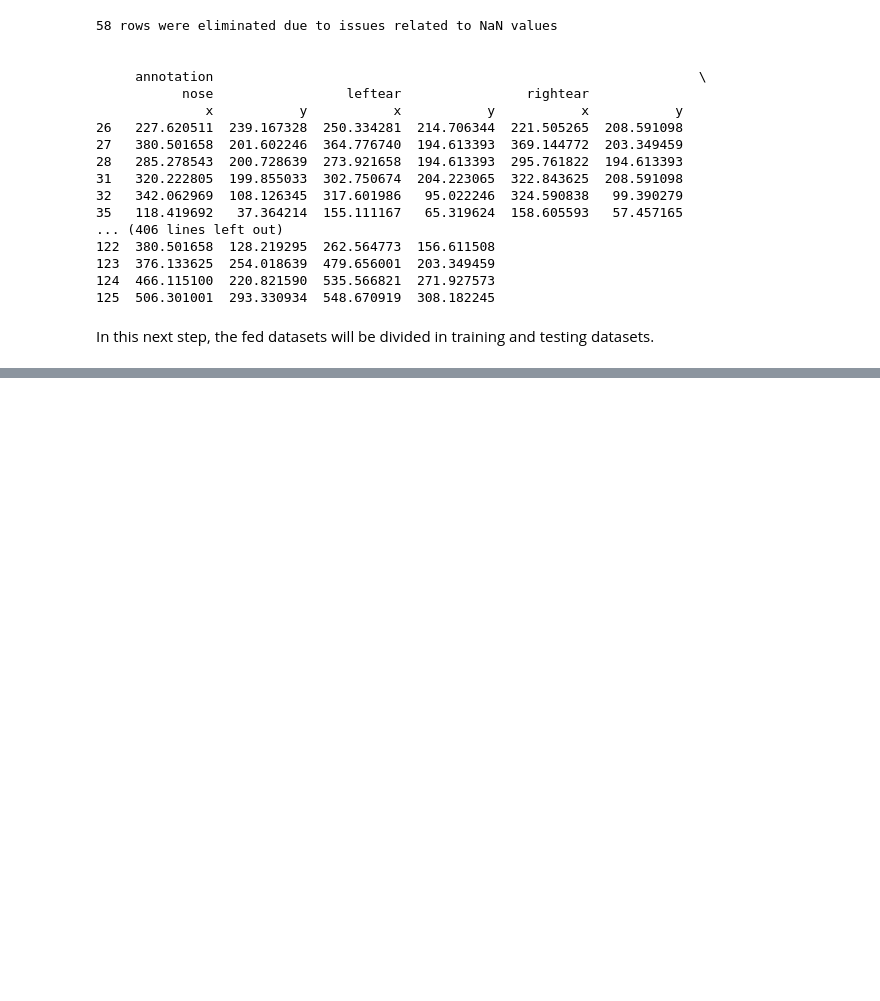
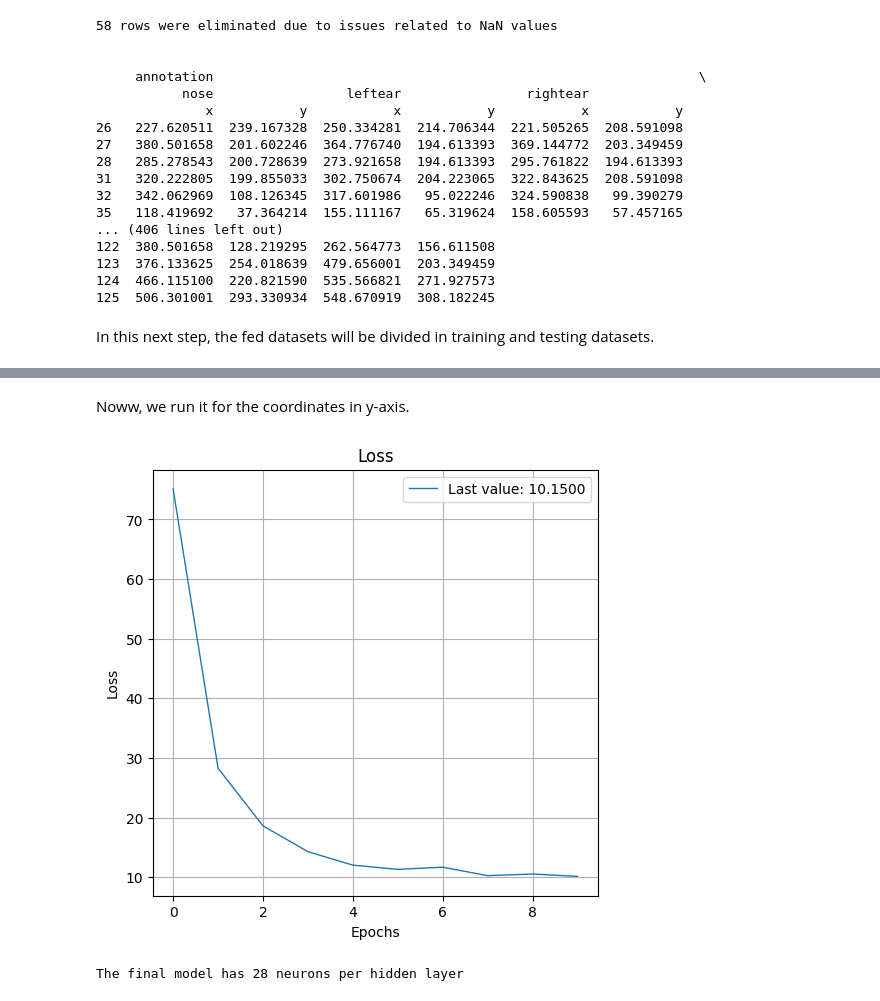
Before and after one commit to ferriitoo/CS584-Machine-Learning, a Jupyter notebook: homework/Julen_Ferro_HW3.ipynb, the cells around one changed output, grey strips where cells are left out. Drawn from its saved outputs; the diff is of its cells as text; code cells hidden in the pictures; blank space fills up the shorter version.

```diff
--- a/homework/Julen_Ferro_HW3.ipynb
+++ b/homework/Julen_Ferro_HW3.ipynb
@@ -196,14 +237,0 @@ Now, we have to keep building up the Neural Network by establishing some other p
-# %%
-# We will use the adam optimizer due to the fact that it behaves well overally
-
-model.compile(optimizer='adam', loss='mae')
-
-batchs = int(rows / 30)
-print(batchs)
-losses = model.fit(
-                    in_2d_train, out_2d_train,
-                    batch_size = batchs,
-                    epochs = 200
-                   )
-
-model.summary()
@@ -227,0 +346,19 @@ _________________________________________________________________
+# %% [markdown]
+Noww, we run it for the coordinates in y-axis.
+# %%
+output = 1
+
+while(errores[0] > threshold):
+    results = run(in_y_train, out_y_train, in_y_test, out_y_test, neurons, output, epoch)
+    errores = results[0]
+    neurons += 2
+    losses = results[1]
+
+show_history(losses)
+plot_history(losses)
+plt.close()
+
+print("The final model has {} neurons per hidden layer".format(neurons))
+# %% [output]
+[figure, added]
+The final model has 28 neurons per hidden layer
```
Also changed, not shown: parts of 19 cells of this notebook.
